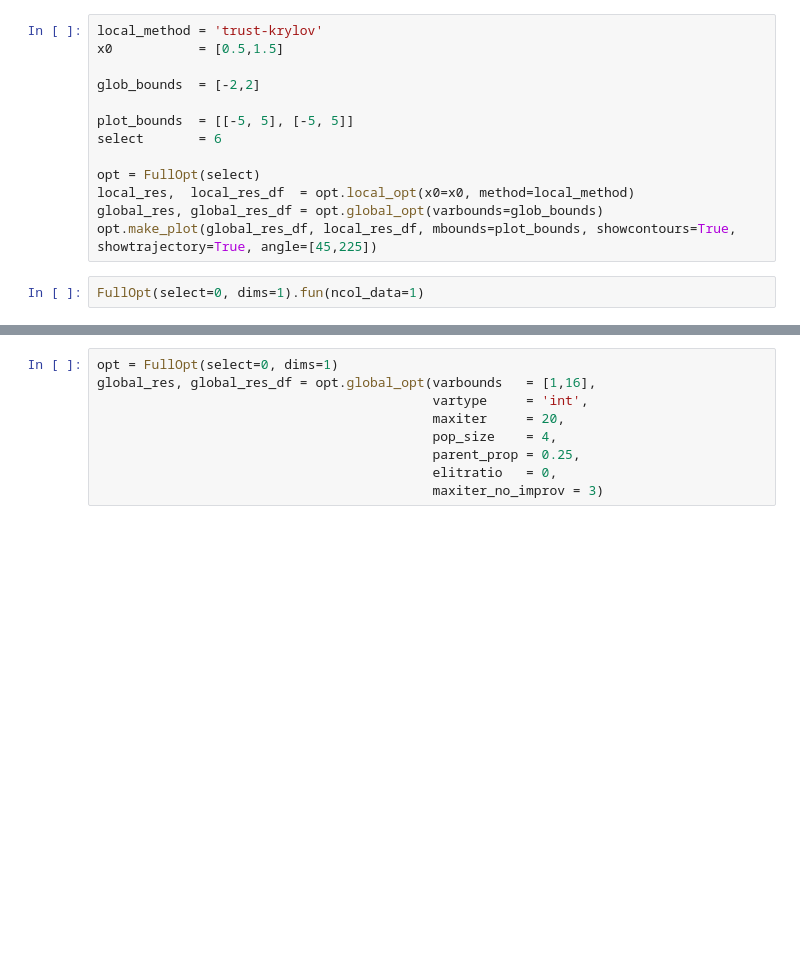
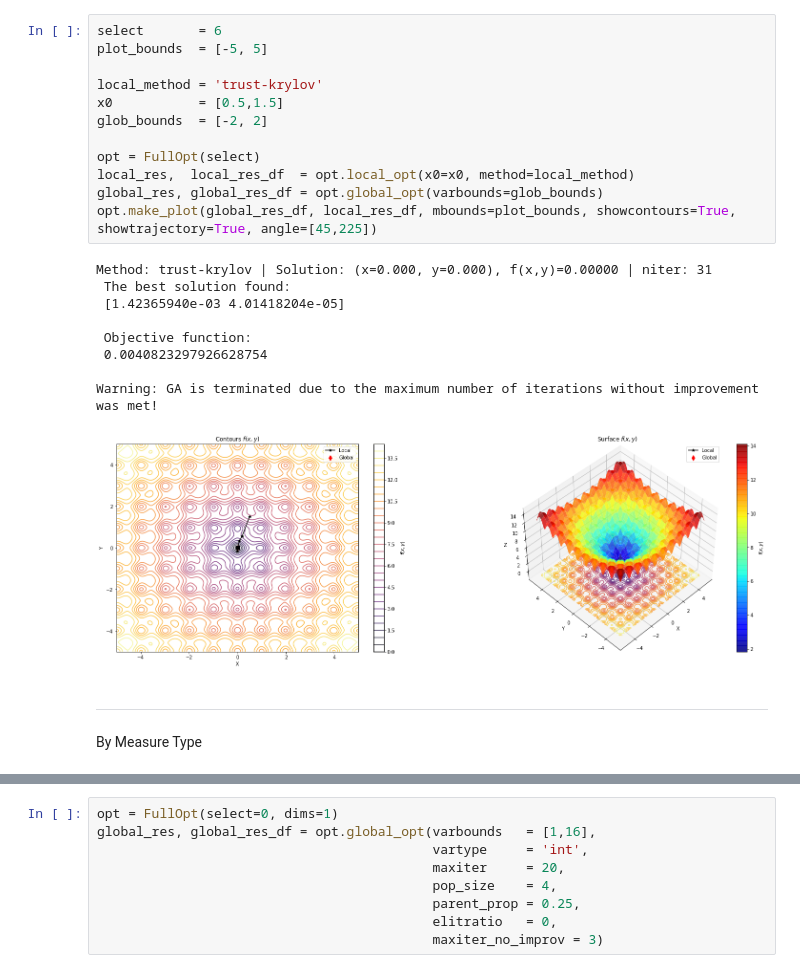
Before and after one commit to misaelmmorales/CO2-Monitor-Optim, a Jupyter notebook: _misael_nb.ipynb, the cells around one changed output, grey strips where cells are left out. Cells and saved outputs as stored; diff of their text form; blank space fills up the shorter version.

```diff
--- a/_misael_nb.ipynb
+++ b/_misael_nb.ipynb
@@ -8,15 +15,25 @@ check_tensorflow_gpu()
 # %%
+select       = 6
+plot_bounds  = [-5, 5]
+
 local_method = 'trust-krylov'
 x0           = [0.5,1.5]
-
-glob_bounds  = [-2,2]
-
-plot_bounds  = [[-5, 5], [-5, 5]]
-select       = 6
+glob_bounds  = [-2, 2]
 
 opt = FullOpt(select)
 local_res,  local_res_df  = opt.local_opt(x0=x0, method=local_method)
 global_res, global_res_df = opt.global_opt(varbounds=glob_bounds)
 opt.make_plot(global_res_df, local_res_df, mbounds=plot_bounds, showcontours=True, showtrajectory=True, angle=[45,225])
+# %% [output]
+Method: trust-krylov | Solution: (x=0.000, y=0.000), f(x,y)=0.00000 | niter: 31
+ The best solution found:
+ [1.42365940e-03 4.01418204e-05]
+
+ Objective function:
+ 0.0040823297926628754
+
+Warning: GA is terminated due to the maximum number of iterations without improvement was met!
+[figure, added]
-# %%
-FullOpt(select=0, dims=1).fun(ncol_data=1)
+# %% [markdown]
+***
+By Measure Type
```
Also changed, not shown: parts of 10 cells of this notebook, 1 other file.
